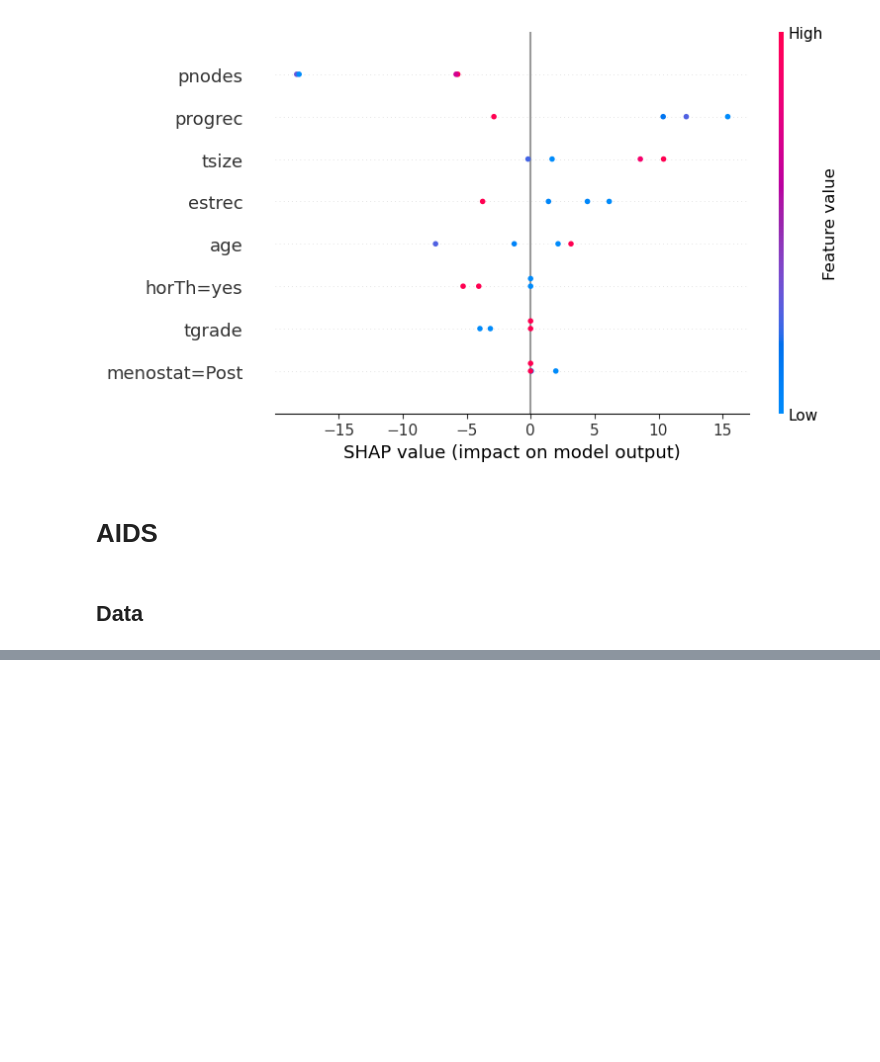
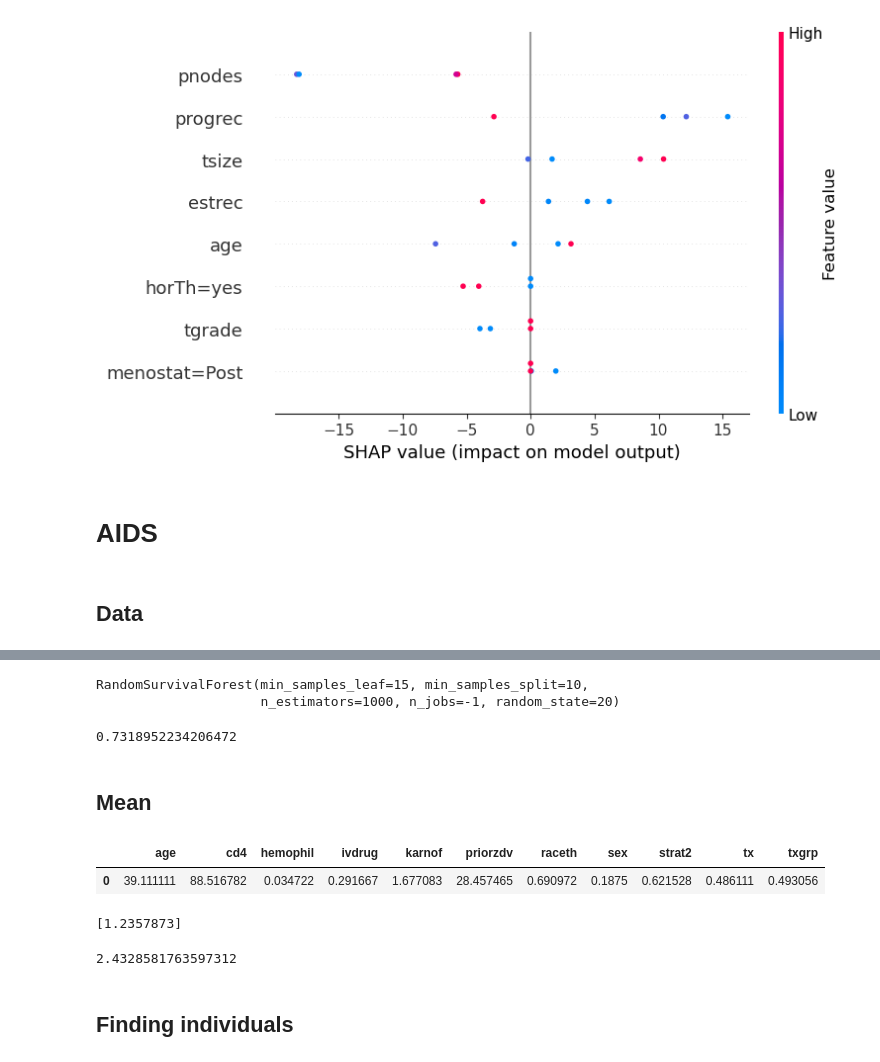
Before and after one commit to dmachlanski/ssp25-feature-attributions, a Jupyter notebook: eda.ipynb, the cells around one changed output, grey strips where cells are left out. Drawn from its saved outputs; the diff is of its cells as text; code cells hidden in the pictures; blank space fills up the shorter version.

```diff
--- a/eda.ipynb
+++ b/eda.ipynb
@@ -146,0 +181,33 @@ shap.summary_plot(shap_vals, X_test[sel_mask])
+# %%
+rsf = RandomSurvivalForest(
+    n_estimators=1000, min_samples_split=10, min_samples_leaf=15, n_jobs=-1, random_state=random_state
+)
+
+rsf.fit(X_train, y_train)
+# %% [output]
+RandomSurvivalForest(min_samples_leaf=15, min_samples_split=10,
+                     n_estimators=1000, n_jobs=-1, random_state=20)
+# %%
+rsf.score(X_test, y_test)
+# %% [output]
+0.7318952234206472
+# %% [markdown]
+## Mean
+# %%
+X_mean = X_test.mean().to_frame().T
+# %%
+X_mean
+# %% [output]
+|  | age | cd4 | hemophil | ivdrug | karnof | priorzdv | raceth | sex | strat2 | tx | txgrp |
+| 0 | 39.111111 | 88.516782 | 0.034722 | 0.291667 | 1.677083 | 28.457465 | 0.690972 | 0.1875 | 0.621528 | 0.486111 | 0.493056 |
+# %%
+y_mean = rsf.predict(X_mean)
+print(y_mean)
+# %% [output]
+[1.2357873]
+# %%
+rsf.predict(X_train).std()
+# %% [output]
+2.4328581763597312
+# %% [markdown]
+## Finding individuals
```
Also changed, not shown: parts of 15 cells of this notebook.
